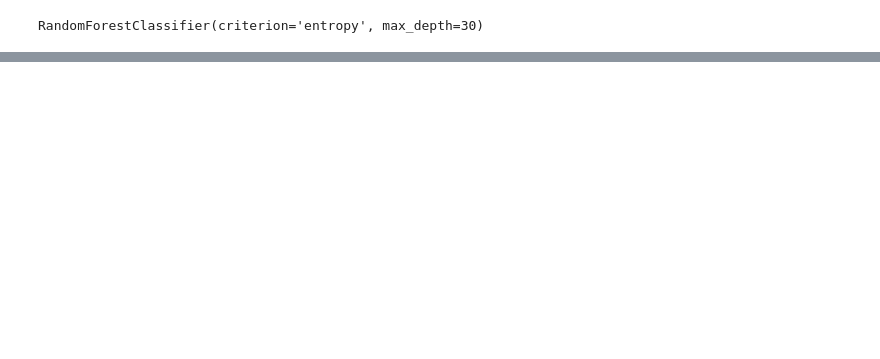
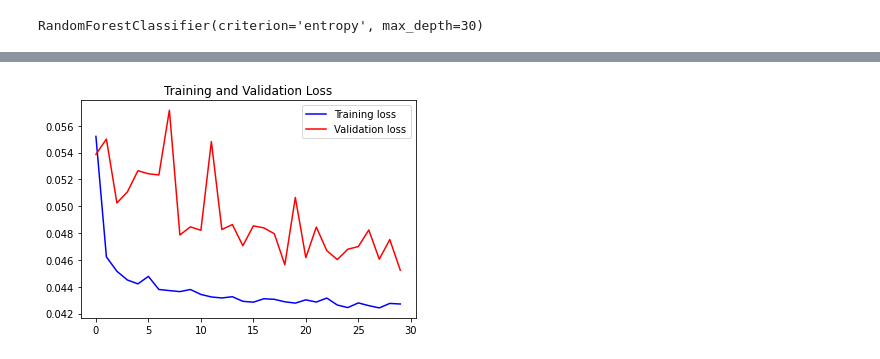
Before and after one commit to JeremYnov/Crypto-Forecast, a Jupyter notebook: data/lstm_with_trend_predict.ipynb, the cells around one changed output, grey strips where cells are left out. Saved outputs shown, nothing was run; the diff lists cells and outputs as text; code cells hidden in the pictures; blank space fills up the shorter version.

Commit message:
First models combination done

```diff
--- a/data/lstm_with_trend_predict.ipynb
+++ b/data/lstm_with_trend_predict.ipynb
@@ -121,0 +193,34 @@ weighted avg       0.81      0.80      0.79       436
+# %%
+#LSTM Preprocessing
+
+scaler = MinMaxScaler( feature_range=(0,1) )
+
+scaled_data = scaler.fit_transform( lstm_training_data )
+
+#Fragmente le dataset en plusieurs packets
+chunks_size = 90
+
+lstm_training_x, lstm_training_y = list(), list()
+
+for x in range( chunks_size, len(scaled_data) ):
+    lstm_training_x.append(scaled_data[x-chunks_size:x])
+    lstm_training_y.append(scaled_data[x])
+
+lstm_training_x, lstm_training_y = np.array(lstm_training_x), np.array(lstm_training_y)
+# %%
+#Neural network
+model = Sequential()
+
+model.add( LSTM(units=60, return_sequences=True, input_shape=(lstm_training_x.shape[1], 6)) )
+model.add( Dropout(0.2) )
+model.add( LSTM(units=80, return_sequences=True) )
+model.add( Dropout(0.3) )
+model.add( LSTM(units=120) )
+model.add( Dropout(0.4) )
+model.add( Dense(units=6) )
+
+model.summary()
+
+model.compile(optimizer='adam', loss='mean_squared_error')
+
+history = model.fit(lstm_training_x, lstm_training_y , epochs=30, batch_size=32, validation_split=0.1)
@@ -121,0 +245,12 @@ weighted avg       0.81      0.80      0.79       436
+# %%
+loss = history.history['loss']
+val_loss = history.history['val_loss']
+epochs = range(len(loss))
+plt.figure()
+plt.plot(epochs, loss, 'b', label='Training loss')
+plt.plot(epochs, val_loss, 'r', label='Validation loss')
+plt.title("Training and Validation Loss")
+plt.legend()
+plt.show()
+# %% [output]
+[figure, added]
```
Also changed, not shown: parts of 8 cells of this notebook.
